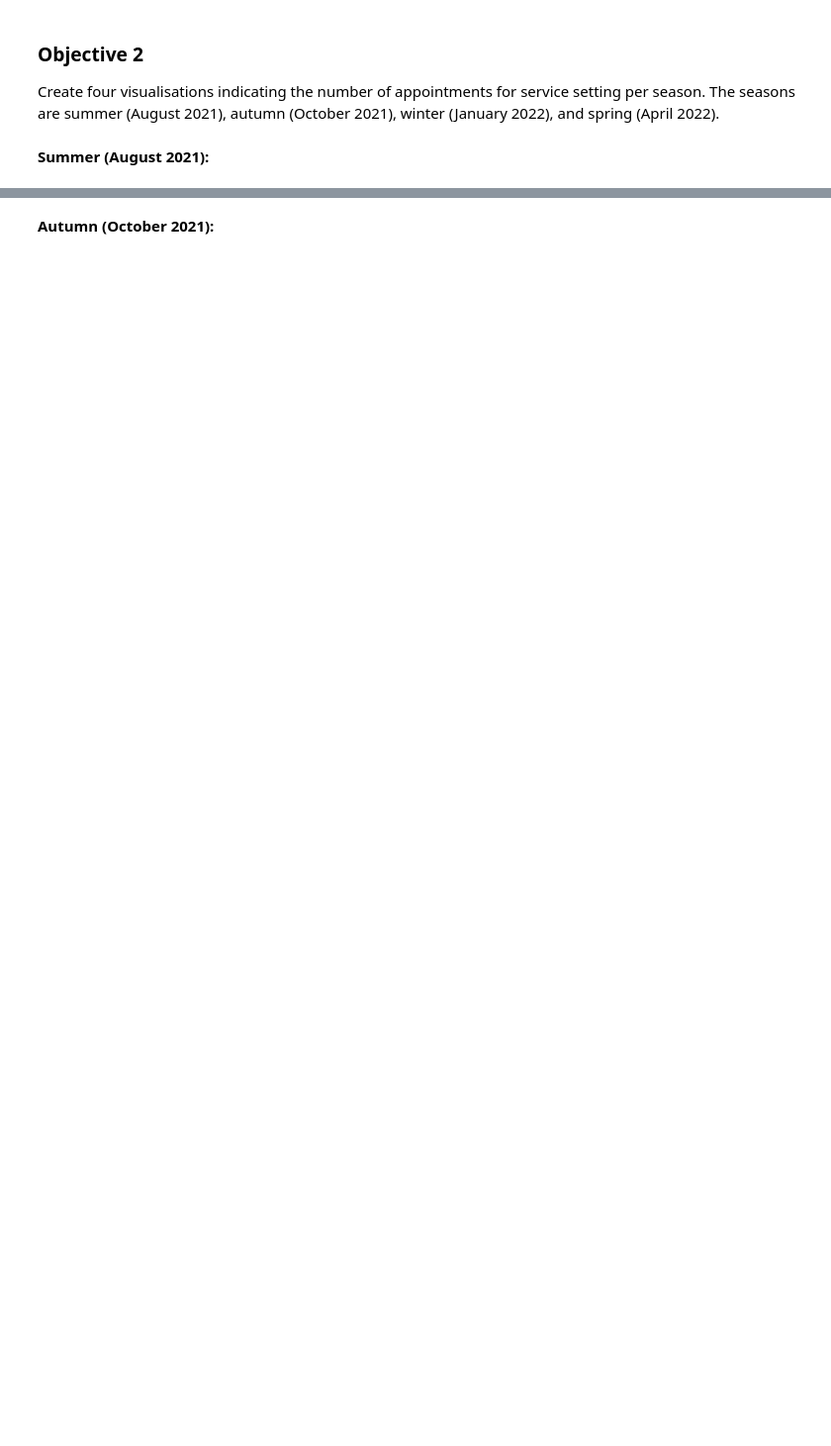
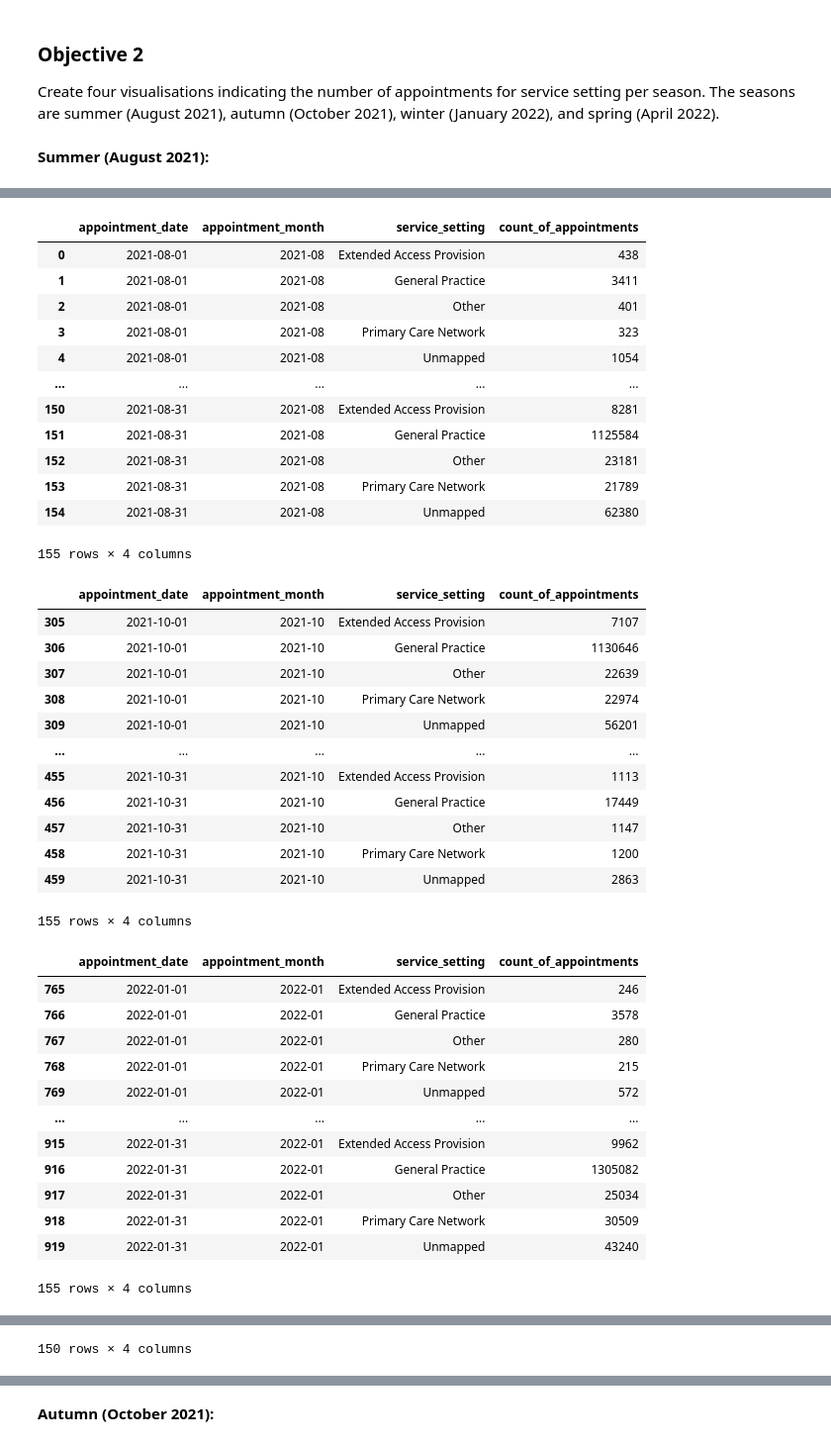
Before and after one commit to angjiashin/LSE_DA_NHS_analysis, a Jupyter notebook: Ang_JiaShin_DA201_Assignment_Notebook.ipynb, the cells around one changed output, grey strips where cells are left out. Shown: that part at 99% size. Saved outputs shown, nothing was run; the diff lists cells and outputs as text; code cells hidden in the pictures; blank space fills up the shorter version.

```diff
--- a/Ang_JiaShin_DA201_Assignment_Notebook.ipynb
+++ b/Ang_JiaShin_DA201_Assignment_Notebook.ipynb
@@ -375,5 +414,6 @@ Name: appointment_status, dtype: int64
 # %%
-# Change the date format of ar['appointment_date'].
-
+# Change the date format of nc['appointment_date'].
+nc['appointment_date'] = pd.to_datetime(nc.appointment_date)
 
 # View the DateFrame.
+nc['appointment_date'].head()
@@ -458,5 +634,60 @@ Create four visualisations indicating the number of appointments for service set
 # %%
 # Create a separate data set that can be used in future weeks.
 
+nc_ss_day = nc.groupby(['appointment_date',
+                        'appointment_month',
+                        'service_setting'])[['count_of_appointments']].sum().reset_index()
+
+nc_ss_summer = nc_ss_day.loc[nc_ss_day['appointment_month'] == '2021-08']
+
+nc_ss_autumn = nc_ss_day.loc[nc_ss_day['appointment_month'] == '2021-10']
+
+nc_ss_winter = nc_ss_day.loc[nc_ss_day['appointment_month'] == '2022-01']
+
+nc_ss_spring = nc_ss_day.loc[nc_ss_day['appointment_month'] == '2022-04']
 
 # View output.
+nc_ss_summer
+nc_ss_autumn
+nc_ss_winter
+nc_ss_spring
+# %% [output]
+|  | appointment_date | appointment_month | service_setting | count_of_appointments |
+| 0 | 2021-08-01 | 2021-08 | Extended Access Provision | 438 |
+| 1 | 2021-08-01 | 2021-08 | General Practice | 3411 |
+| 2 | 2021-08-01 | 2021-08 | Other | 401 |
+| 3 | 2021-08-01 | 2021-08 | Primary Care Network | 323 |
+| 4 | 2021-08-01 | 2021-08 | Unmapped | 1054 |
+| ... | ... | ... | ... | ... |
+| 150 | 2021-08-31 | 2021-08 | Extended Access Provision | 8281 |
+| 151 | 2021-08-31 | 2021-08 | General Practice | 1125584 |
+| 152 | 2021-08-31 | 2021-08 | Other | 23181 |
+| 153 | 2021-08-31 | 2021-08 | Primary Care Network | 21789 |
+| 154 | 2021-08-31 | 2021-08 | Unmapped | 62380 |
+155 rows × 4 columns
+|  | appointment_date | appointment_month | service_setting | count_of_appointments |
+| 305 | 2021-10-01 | 2021-10 | Extended Access Provision | 7107 |
+| 306 | 2021-10-01 | 2021-10 | General Practice | 1130646 |
+| 307 | 2021-10-01 | 2021-10 | Other | 22639 |
+| 308 | 2021-10-01 | 2021-10 | Primary Care Network | 22974 |
+| 309 | 2021-10-01 | 2021-10 | Unmapped | 56201 |
+| ... | ... | ... | ... | ... |
+| 455 | 2021-10-31 | 2021-10 | Extended Access Provision | 1113 |
+| 456 | 2021-10-31 | 2021-10 | General Practice | 17449 |
+| 457 | 2021-10-31 | 2021-10 | Other | 1147 |
+| 458 | 2021-10-31 | 2021-10 | Primary Care Network | 1200 |
+| 459 | 2021-10-31 | 2021-10 | Unmapped | 2863 |
+155 rows × 4 columns
+|  | appointment_date | appointment_month | service_setting | count_of_appointments |
+| 765 | 2022-01-01 | 2022-01 | Extended Access Provision | 246 |
+| 766 | 2022-01-01 | 2022-01 | General Practice | 3578 |
+| 767 | 2022-01-01 | 2022-01 | Other | 280 |
+| 768 | 2022-01-01 | 2022-01 | Primary Care Network | 215 |
+| 769 | 2022-01-01 | 2022-01 | Unmapped | 572 |
+| ... | ... | ... | ... | ... |
+| 915 | 2022-01-31 | 2022-01 | Extended Access Provision | 9962 |
+| 916 | 2022-01-31 | 2022-01 | General Practice | 1305082 |
+| 917 | 2022-01-31 | 2022-01 | Other | 25034 |
+| 918 | 2022-01-31 | 2022-01 | Primary Care Network | 30509 |
+| 919 | 2022-01-31 | 2022-01 | Unmapped | 43240 |
+155 rows × 4 columns
@@ -463,3 +706,4 @@ Create four visualisations indicating the number of appointments for service set
+150 rows × 4 columns
 # %%
 # Look at August 2021 in more detail to allow a closer look.
 # Create a lineplot.
```
Also changed, not shown: parts of 50 cells of this notebook.
